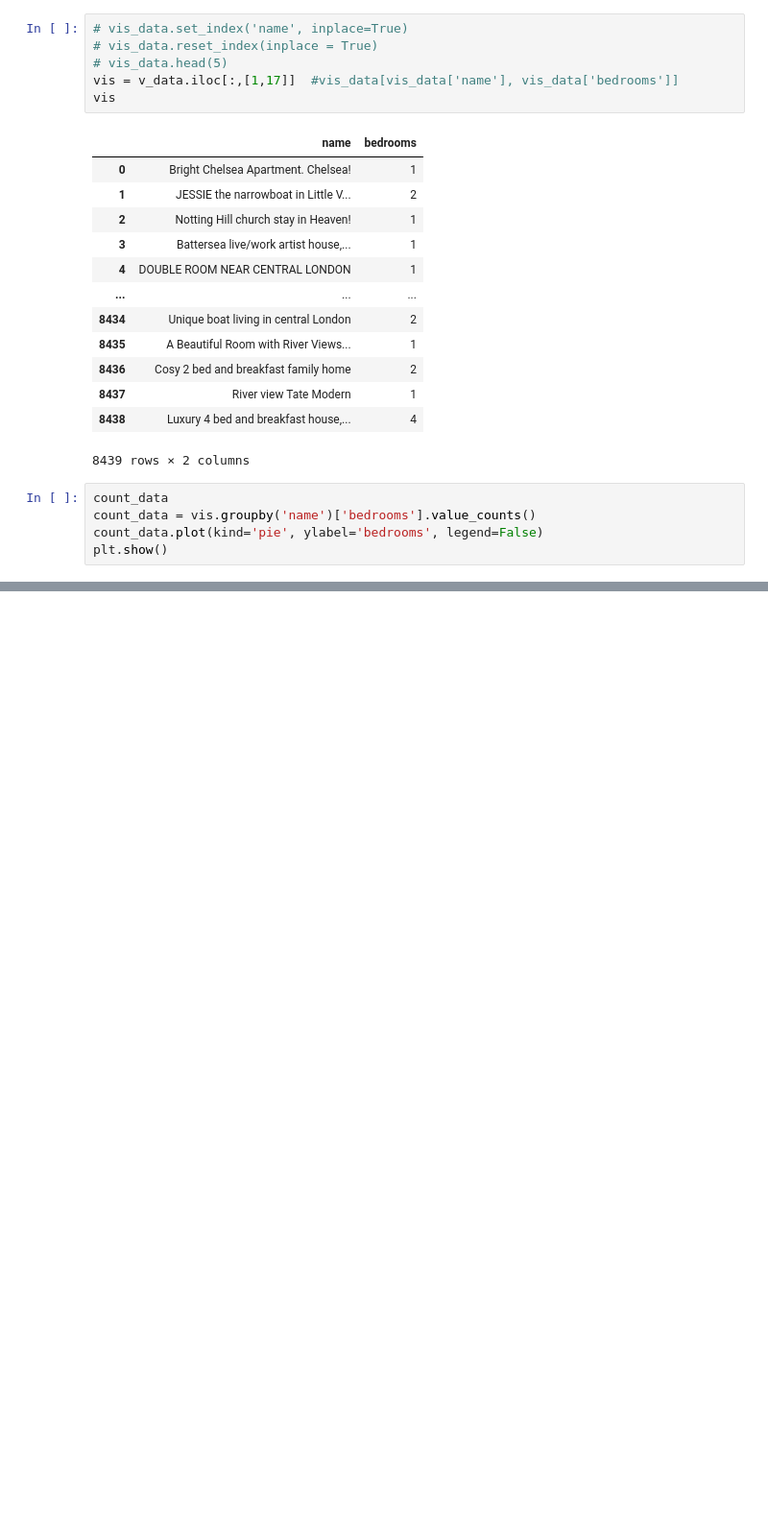
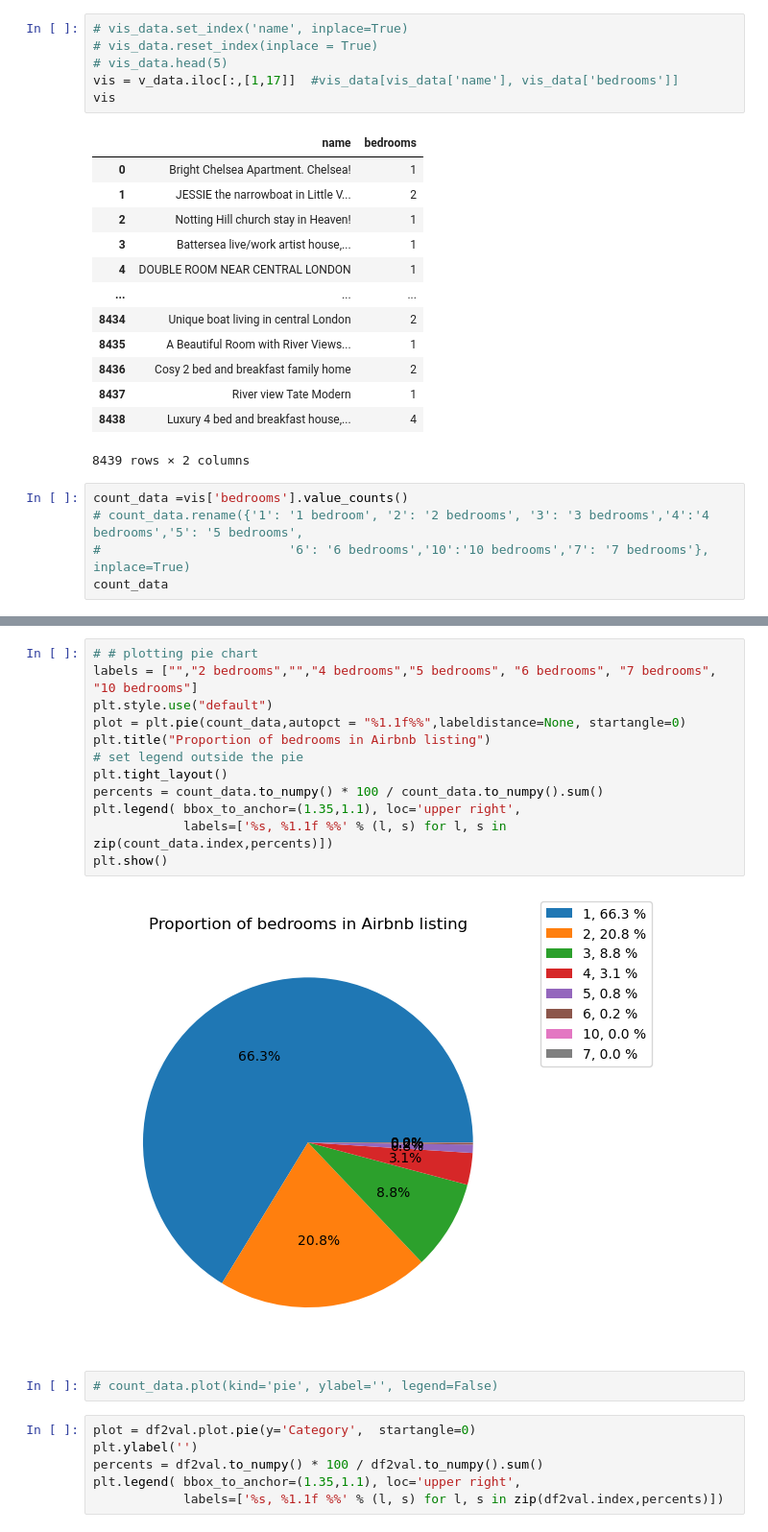
Before and after one commit to Debbydawn/Airbnb_application, a Jupyter notebook: SOL_new.ipynb, the cells around one changed output, grey strips where cells are left out. Shown at 96% size. Saved outputs shown, nothing was run; the diff lists cells and outputs as text; blank space fills up the shorter version.

```diff
--- a/SOL_new.ipynb
+++ b/SOL_new.ipynb
@@ -305,7 +305,7 @@ vis
 | 8438 | Luxury 4 bed and breakfast house,... | 4 |
 8439 rows × 2 columns
 # %%
+count_data =vis['bedrooms'].value_counts()
+# count_data.rename({'1': '1 bedroom', '2': '2 bedrooms', '3': '3 bedrooms','4':'4 bedrooms','5': '5 bedrooms',
+#                         '6': '6 bedrooms','10':'10 bedrooms','7': '7 bedrooms'}, inplace=True)
 count_data
-count_data = vis.groupby('name')['bedrooms'].value_counts()
-count_data.plot(kind='pie', ylabel='bedrooms', legend=False)
-plt.show()
@@ -314,0 +327,22 @@ plt.show()
+# %%
+# # plotting pie chart
+labels = ["","2 bedrooms","","4 bedrooms","5 bedrooms", "6 bedrooms", "7 bedrooms", "10 bedrooms"]
+plt.style.use("default")
+plot = plt.pie(count_data,autopct = "%1.1f%%",labeldistance=None, startangle=0)
+plt.title("Proportion of bedrooms in Airbnb listing")
+# set legend outside the pie
+plt.tight_layout()
+percents = count_data.to_numpy() * 100 / count_data.to_numpy().sum()
+plt.legend( bbox_to_anchor=(1.35,1.1), loc='upper right',
+            labels=['%s, %1.1f %%' % (l, s) for l, s in zip(count_data.index,percents)])
+plt.show()
+# %% [output]
+[figure, added]
+# %%
+# count_data.plot(kind='pie', ylabel='', legend=False)
+# %%
+plot = df2val.plot.pie(y='Category',  startangle=0)
+plt.ylabel('')
+percents = df2val.to_numpy() * 100 / df2val.to_numpy().sum()
+plt.legend( bbox_to_anchor=(1.35,1.1), loc='upper right',
+            labels=['%s, %1.1f %%' % (l, s) for l, s in zip(df2val.index,percents)])
```
Also changed, not shown: parts of 3 cells of this notebook.
